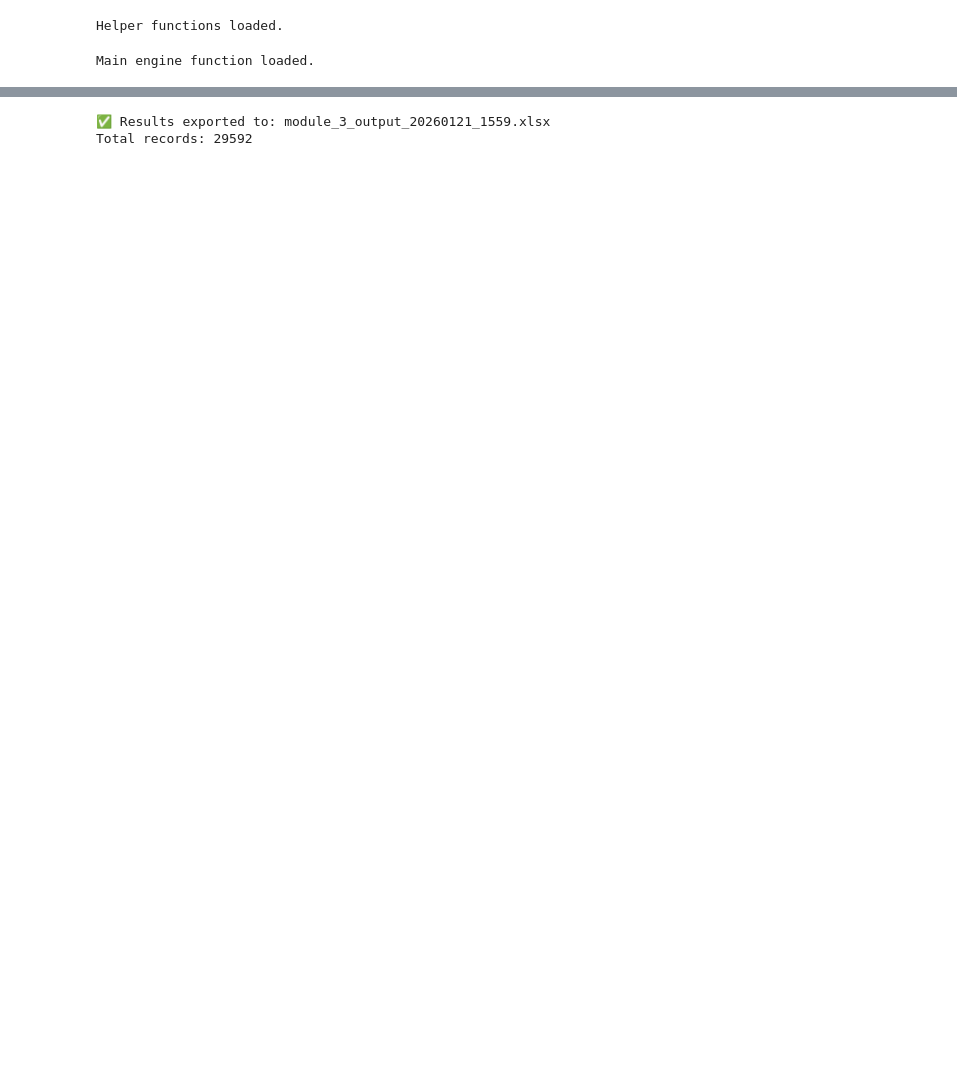
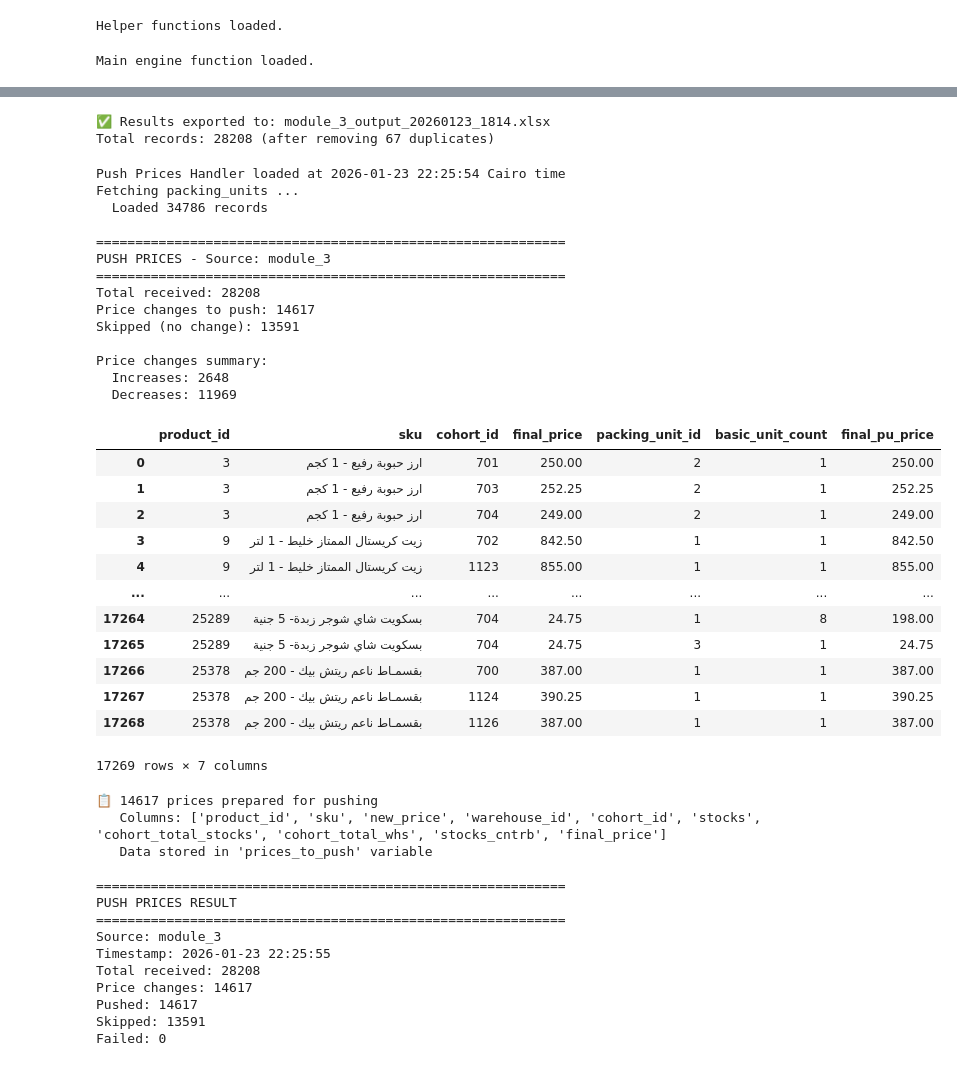
Before and after one commit to Maxab-Growth/Mustafa, a Jupyter notebook: Pricing Logic/modules/module_3_periodic_actions.ipynb, the cells around one changed output, grey strips where cells are left out. Saved outputs shown, nothing was run; the diff lists cells and outputs as text; code cells hidden in the pictures; blank space fills up the shorter version.

```diff
--- a/Pricing Logic/modules/module_3_periodic_actions.ipynb
+++ b/Pricing Logic/modules/module_3_periodic_actions.ipynb
@@ -738,6 +738,7 @@ def generate_periodic_action(row, previous_df):
     result = {
         'product_id': product_id,
         'warehouse_id': warehouse_id,
+        'cohort_id': row.get('cohort_id'),
         'sku': row.get('sku'),
         'brand': row.get('brand'),
         'cat': row.get('cat'),
@@ -759,6 +760,7 @@ def generate_periodic_action(row, previous_df):
         'retailer_ratio': None,
         'new_price': None,
         'price_action': None,
+        'current_cart_rule':row.get('current_cart_rule'),
         'new_cart_rule': None,
         'activate_sku_discount': False,  # True = SKU should have discount after this run
         'activate_qd': False,             # True = SKU should have QD after this run
@@ -1137,7 +1139,7 @@ output_cols = [
     'p80_daily_240d', 'p70_daily_retailers_240d', 'avg_uth_pct',
     'sku_disc_cntrb_uth', 't1_cntrb_uth', 't2_cntrb_uth', 't3_cntrb_uth',
     'uth_qty_target', 'uth_retailer_target', 'qty_ratio', 'retailer_ratio', 'uth_status',
-    'new_price', 'price_action', 'new_cart_rule',
+    'new_price', 'price_action', 'current_cart_rule','new_cart_rule',
     # SKU Discount fields (for sku_discount_handler)
     'activate_sku_discount',
     # QD fields (for qd_handler)
@@ -1159,26 +1161,68 @@ df_output.to_excel(OUTPUT_FILE, index=False)
 print(f"\n✅ Results exported to: {OUTPUT_FILE}")
 print(f"Total records: {len(df_output)} (after removing {len(df_results) - len(df_output)} duplicates)")
 # %% [output]
-✅ Results exported to: module_3_output_20260121_1559.xlsx
-Total records: 29592
+✅ Results exported to: module_3_output_20260123_1814.xlsx
+Total records: 28208 (after removing 67 duplicates)
 # %%
 # =============================================================================
 # PUSH PRICES
 # =============================================================================
 # Run the push_prices_handler with the price changes
 
 %run push_prices_handler.ipynb
-
+pus = get_packing_units()
 # Call push_prices with the results
-push_result = push_prices(df_output, source_module='module_3')
+push_result = push_prices(df_output,pus, source_module='module_3')
 
 print(f"\n{'='*60}")
 print("PUSH PRICES RESULT")
 print(f"{'='*60}")
 print(f"Source: {push_result['source_module']}")
 print(f"Timestamp: {push_result['timestamp']}")
 print(f"Total received: {push_result['total_received']}")
 print(f"Price changes: {push_result['price_changes']}")
 print(f"Pushed: {push_result['pushed']}")
 print(f"Skipped: {push_result['skipped']}")
 print(f"Failed: {push_result['failed']}")
+# %% [output]
+Push Prices Handler loaded at 2026-01-23 22:25:54 Cairo time
+Fetching packing_units ...
+  Loaded 34786 records
+
+============================================================
+PUSH PRICES - Source: module_3
+============================================================
+Total received: 28208
+Price changes to push: 14617
+Skipped (no change): 13591
+
+Price changes summary:
+  Increases: 2648
+  Decreases: 11969
+|  | product_id | sku | cohort_id | final_price | packing_unit_id | basic_unit_count | final_pu_price |
+| 0 | 3 | ارز حبوبة رفيع - 1 كجم | 701 | 250.00 | 2 | 1 | 250.00 |
+| 1 | 3 | ارز حبوبة رفيع - 1 كجم | 703 | 252.25 | 2 | 1 | 252.25 |
+| 2 | 3 | ارز حبوبة رفيع - 1 كجم | 704 | 249.00 | 2 | 1 | 249.00 |
+| 3 | 9 | زيت كريستال الممتاز خليط - 1 لتر | 702 | 842.50 | 1 | 1 | 842.50 |
+| 4 | 9 | زيت كريستال الممتاز خليط - 1 لتر | 1123 | 855.00 | 1 | 1 | 855.00 |
+| ... | ... | ... | ... | ... | ... | ... | ... |
+| 17264 | 25289 | بسكويت شاي شوجر زبدة- 5 جنية | 704 | 24.75 | 1 | 8 | 198.00 |
+| 17265 | 25289 | بسكويت شاي شوجر زبدة- 5 جنية | 704 | 24.75 | 3 | 1 | 24.75 |
+| 17266 | 25378 | بقسمـاط ناعم ريتش بيك - 200 جم | 700 | 387.00 | 1 | 1 | 387.00 |
+| 17267 | 25378 | بقسمـاط ناعم ريتش بيك - 200 جم | 1124 | 390.25 | 1 | 1 | 390.25 |
+| 17268 | 25378 | بقسمـاط ناعم ريتش بيك - 200 جم | 1126 | 387.00 | 1 | 1 | 387.00 |
+17269 rows × 7 columns
+📋 14617 prices prepared for pushing
+   Columns: ['product_id', 'sku', 'new_price', 'warehouse_id', 'cohort_id', 'stocks', 'cohort_total_stocks', 'cohort_total_whs', 'stocks_cntrb', 'final_price']
+   Data stored in 'prices_to_push' variable
+
+============================================================
+PUSH PRICES RESULT
+============================================================
+Source: module_3
+Timestamp: 2026-01-23 22:25:55
+Total received: 28208
+Price changes: 14617
+Pushed: 14617
+Skipped: 13591
+Failed: 0
```
Also changed, not shown: parts of 8 cells of this notebook, 25 other files.
